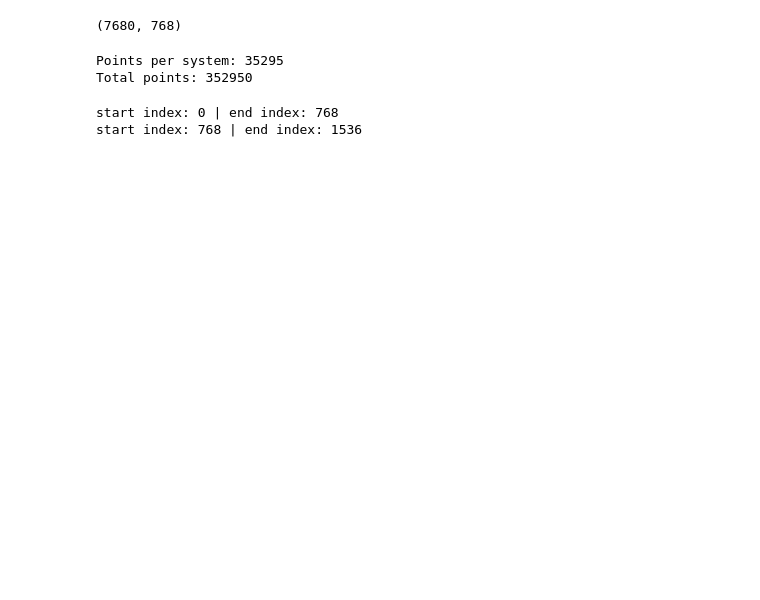
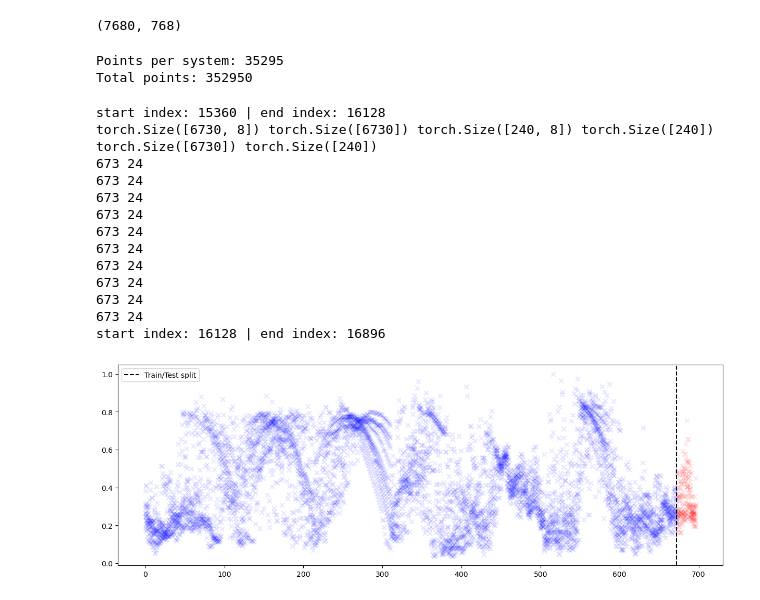
Before and after one commit to eirikbaekkelund/Dissertation, a Jupyter notebook: examples/using data/data_loading_exogenous.ipynb, the cells around one changed output. Saved outputs shown, nothing was run; the diff lists cells and outputs as text; code cells hidden in the pictures; blank space fills up the shorter version.

```diff
--- a/examples/using data/data_loading_exogenous.ipynb
+++ b/examples/using data/data_loading_exogenous.ipynb
@@ -56,22 +56,45 @@ print(f'Total points: {loader.tasks.shape[0]}')
 Points per system: 35295
 Total points: 352950
 # %%
-from data.utils import get_lat_lon_col_names
+from matplotlib import pyplot as plt
+fig, ax = plt.subplots(1, 1, figsize=(15, 5))
+
 print(f"start index: {loader.start} | end index: {loader.end}")
 for X_tr, Y_tr, X_te, Y_te, T_tr, T_te in loader:
     # concatenated systems are in X, Y, T
     # X is the input data, Y is the output data, T is the
     # which are split into train and test data
     # if you want to do it by individual systems:
     print(X_tr.shape, Y_tr.shape, X_te.shape, Y_te.shape, T_tr.shape, T_te.shape)
 
     for i in range(loader.n_systems):
         x_tr, y_tr, x_te, y_te = loader.train_test_split_individual(i)
+        n_tr, n_te = x_tr.shape[0], x_te.shape[0]
+        t_tr, t_te = torch.arange(n_tr), torch.arange(n_tr, n_tr+n_te)
+        print(len(t_tr), len(t_te))
 
-        break
+        ax.scatter(t_tr, y_tr, color='b', alpha=0.1, marker='x')
+        ax.scatter(t_te, y_te, color='r', alpha=0.1, marker='x')
+
+    ax.axvline(t_tr.max(), color='k', linestyle='--',label='Train/Test split')
+    ax.legend()
+
+
     # updated slicing
     print(f"start index: {loader.start} | end index: {loader.end}")
     break
 # %% [output]
-start index: 0 | end index: 768
-start index: 768 | end index: 1536
+start index: 15360 | end index: 16128
+torch.Size([6730, 8]) torch.Size([6730]) torch.Size([240, 8]) torch.Size([240]) torch.Size([6730]) torch.Size([240])
+673 24
+673 24
+673 24
+673 24
+673 24
+673 24
+673 24
+673 24
+673 24
+673 24
+start index: 16128 | end index: 16896
+[figure, added]
```
Also changed, not shown: parts of 1 cell of this notebook, 1 other file.
